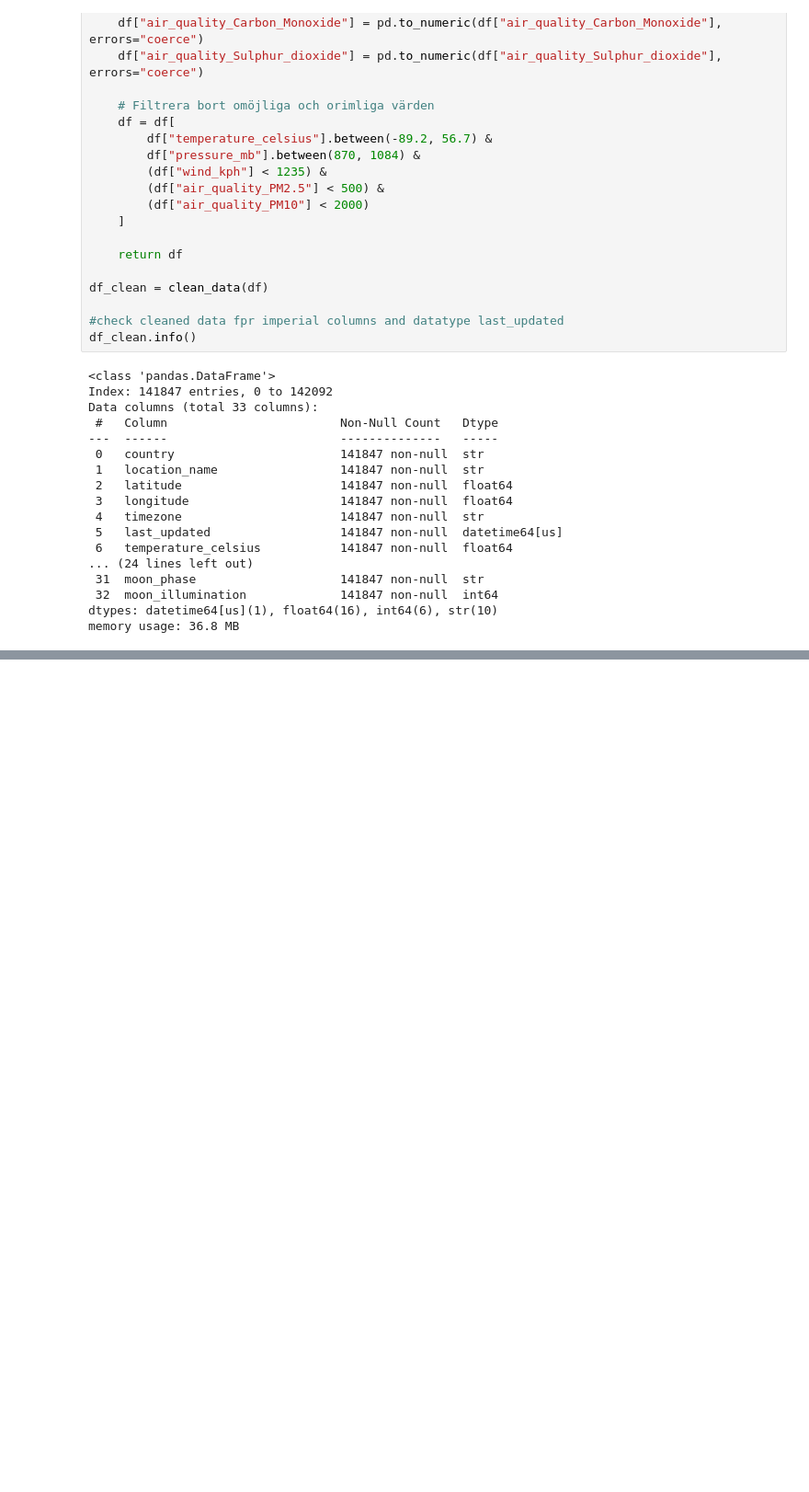
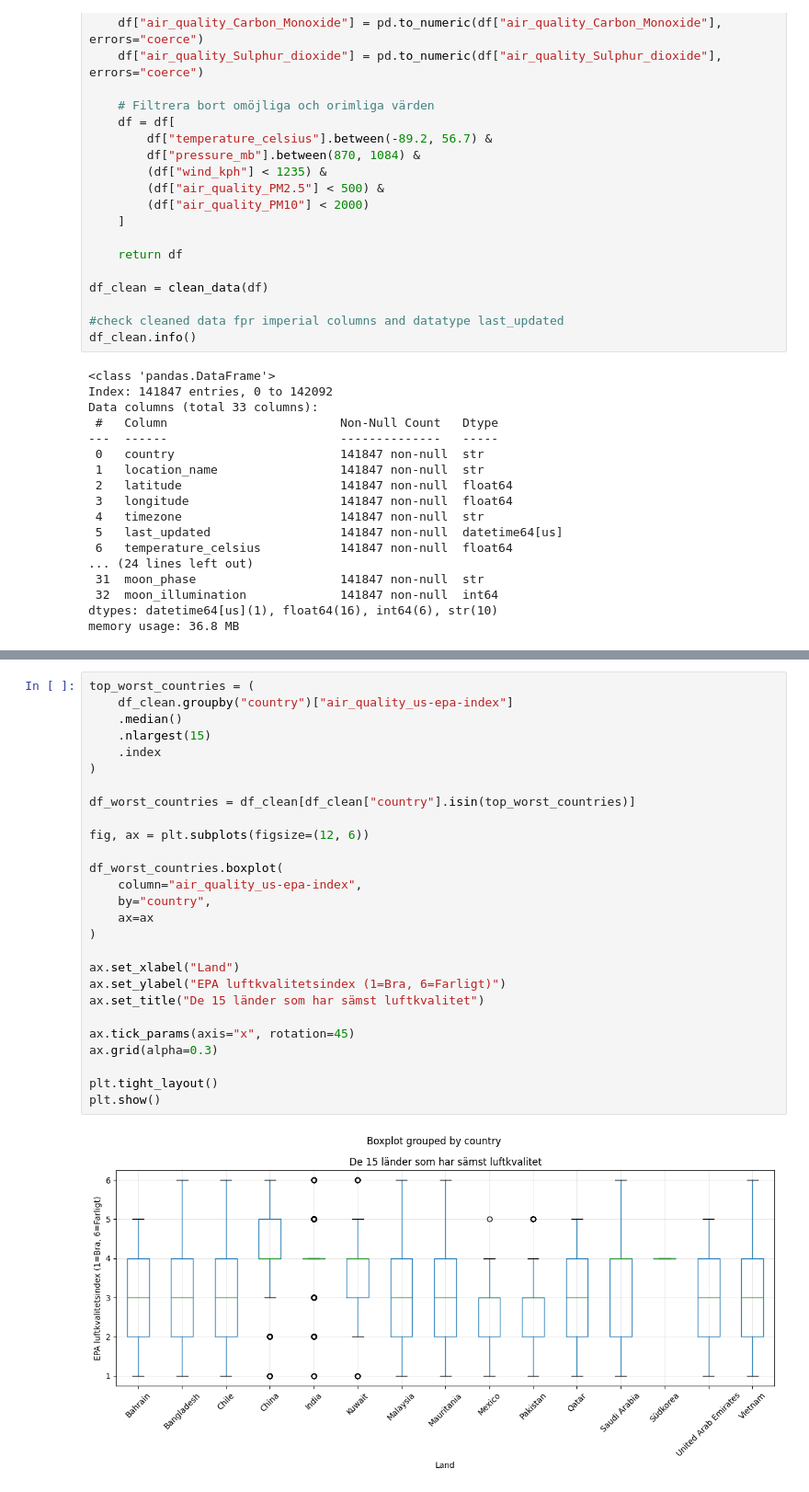
Before and after one commit to NonSentientExistence/Ai_KK_1, a Jupyter notebook: notebook.ipynb, the cells around one changed output, grey strips where cells are left out. Shown at 92% size. Drawn from its saved outputs; the diff is of its cells as text; blank space fills up the shorter version.

```diff
--- a/notebook.ipynb
+++ b/notebook.ipynb
@@ -230,0 +282,29 @@ plt.show()
+# %%
+top_worst_countries = (
+    df_clean.groupby("country")["air_quality_us-epa-index"]
+    .median()
+    .nlargest(15)
+    .index
+)
+
+df_worst_countries = df_clean[df_clean["country"].isin(top_worst_countries)]
+
+fig, ax = plt.subplots(figsize=(12, 6))
+
+df_worst_countries.boxplot(
+    column="air_quality_us-epa-index",
+    by="country",
+    ax=ax
+)
+
+ax.set_xlabel("Land")
+ax.set_ylabel("EPA luftkvalitetsindex (1=Bra, 6=Farligt)")
+ax.set_title("De 15 länder som har sämst luftkvalitet")
+
+ax.tick_params(axis="x", rotation=45)
+ax.grid(alpha=0.3)
+
+plt.tight_layout()
+plt.show()
+# %% [output]
+[figure, added]
```
Also changed, not shown: parts of 15 cells of this notebook.
